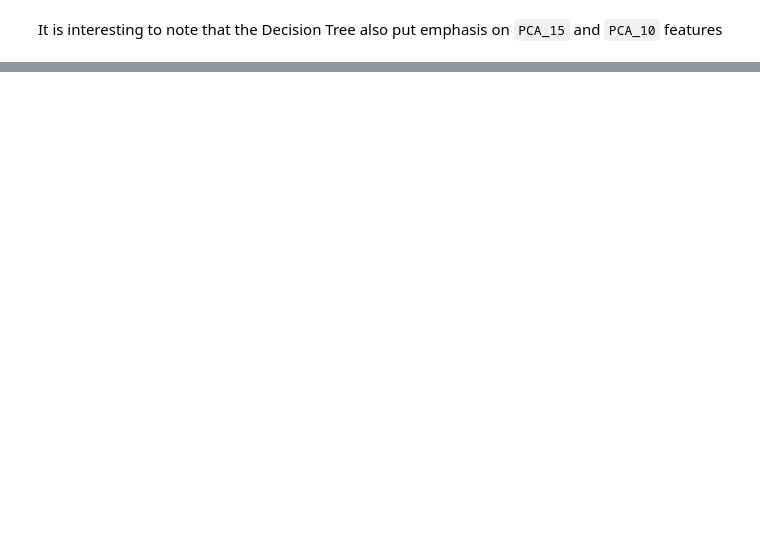
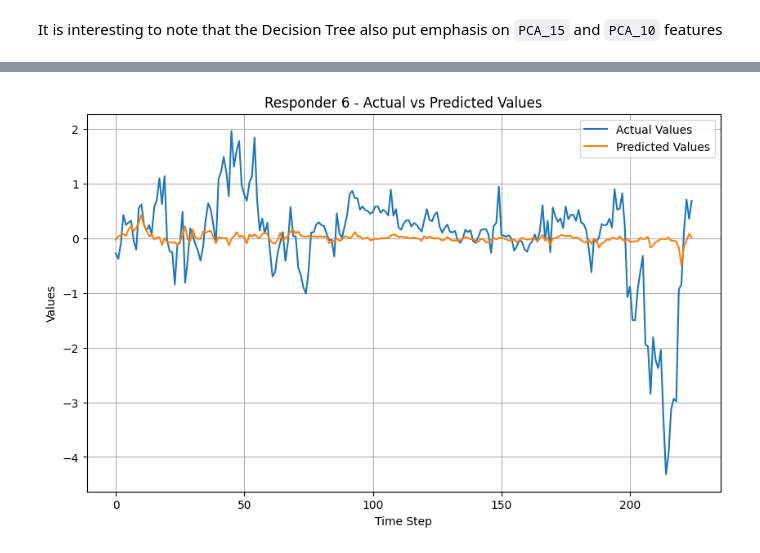
Before and after one commit to nkenny160/ecen-520-final-project, a Jupyter notebook: Jane_Street_Merge.ipynb, the cells around one changed output, grey strips where cells are left out. Cells and saved outputs as stored; diff of their text form; code cells hidden in the pictures; blank space fills up the shorter version.

```diff
--- a/Jane_Street_Merge.ipynb
+++ b/Jane_Street_Merge.ipynb
@@ -1103,0 +1135,5 @@ It is interesting to note that the Decision Tree also put emphasis on `PCA_15` a
+# %%
+responder_6_predictions = regressors['Lasso Regression'].predict(sample_data)
+plot(responder_6_predictions)
+# %% [output]
+[figure, added]
```
Also changed, not shown: parts of 18 cells of this notebook.
